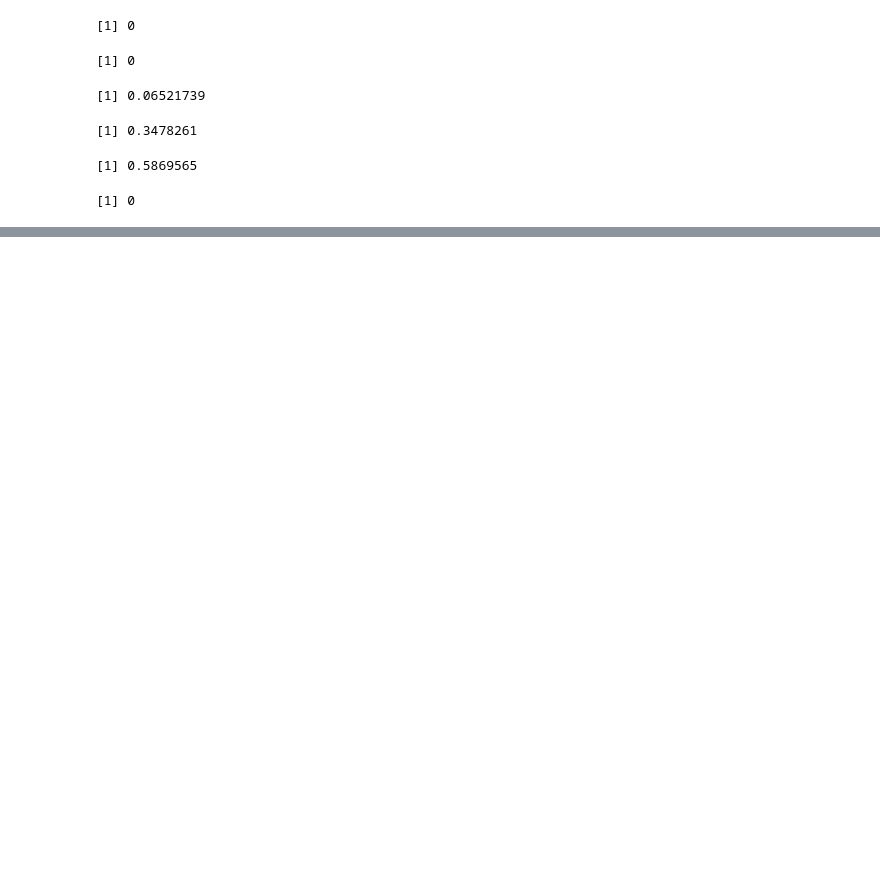
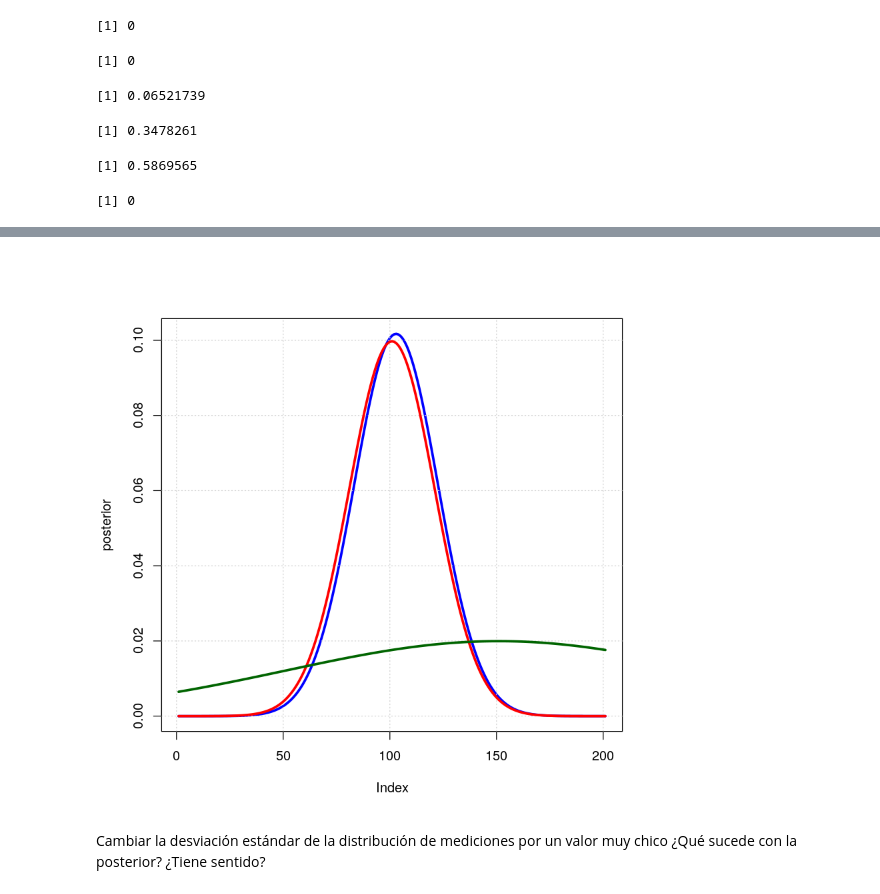
Before and after one commit to LecJackS/Toma-de-Decisiones-2020, a Jupyter notebook: Guia 6: Modelos Bayesianos (1de2)/Guia 6 - 1 de 2.ipynb, the cells around one changed output, grey strips where cells are left out. Cells and saved outputs as stored; diff of their text form; code cells hidden in the pictures; blank space fills up the shorter version.

```diff
--- a/Guia 6: Modelos Bayesianos (1de2)/Guia 6 - 1 de 2.ipynb
+++ b/Guia 6: Modelos Bayesianos (1de2)/Guia 6 - 1 de 2.ipynb
@@ -286,0 +337,24 @@ p_H4_dado_obs4
+# %%
+m <- length(vector)
+px.s <- rep(NA, m)
+ps <- rep(NA, m)
+for(i in 1:m){
+    x <- vector[i]
+    px.s[i] <- dnorm(x=x, mean=30, sd=20)
+    ps[i]   <- dnorm(x=x, mean=20, sd=4)
+}
+# %%
+protoposterior <- px.s * ps
+# %%
+posterior <- protoposterior / sum(protoposterior)
+# %%
+posterior <- posterior / 0.2
+# %%
+plot(posterior, col='blue', type='l', lwd=3)
+grid()
+lines(ps, col='red', lwd=3)
+lines(px.s, col='darkgreen', lwd=3)
+# %% [output]
+[figure, added]
+# %% [markdown]
+Cambiar la desviación estándar de la distribución de mediciones por un valor muy chico ¿Qué sucede con la posterior? ¿Tiene sentido?
```
Also changed, not shown: parts of 16 cells of this notebook, 2 other files.
